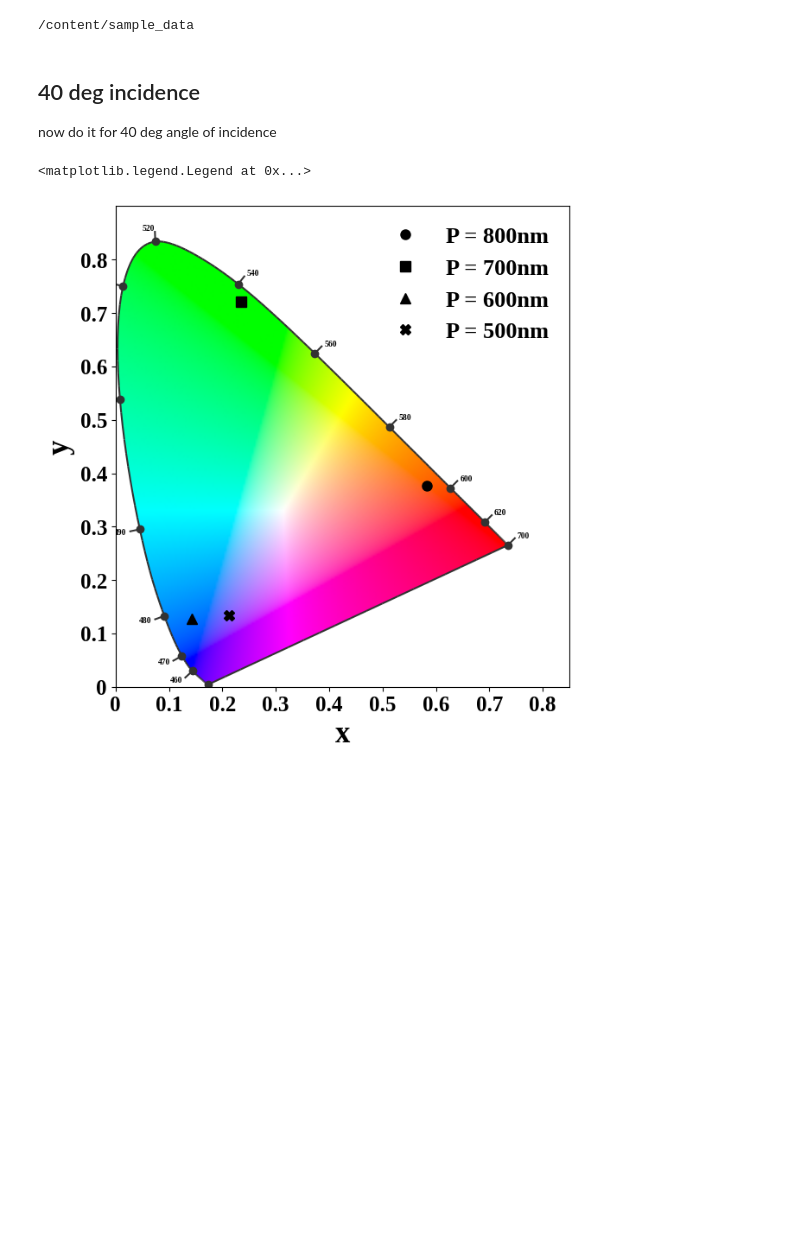
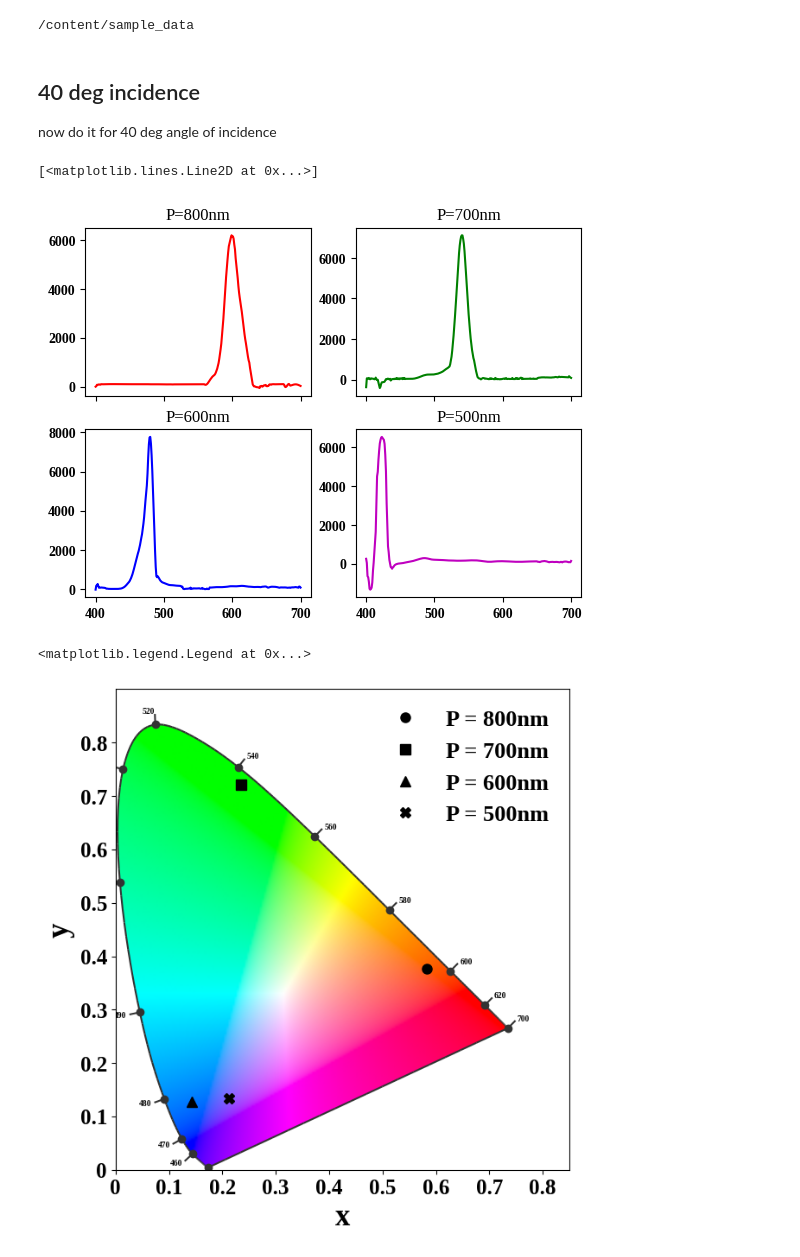
Before and after one commit to Feymankamal/Chromaticity-1931, a Jupyter notebook: colour_map.ipynb, the cells around one changed output. Saved outputs shown, nothing was run; the diff lists cells and outputs as text; code cells hidden in the pictures; blank space fills up the shorter version.

Commit message:
Created using Colab updated the graphs

```diff
--- a/colour_map.ipynb
+++ b/colour_map.ipynb
@@ -860,6 +796,23 @@ y40_600=f40_600(wvl)
 # for 500nm periodicity
 f40_500=interpolate.interp1d(ref_40.Wavelength, ref_40.ptrn_500nm)
 y40_500=f40_500(wvl)
+# %%
+#plot for 40deg
+fig,ax=plt.subplots(2,2,sharex=True)
+ax[0,0].set_title('P=800nm')
+ax[0,0].plot(wvl,y40_800,'r-')
+#700nm
+ax[0,1].set_title('P=700nm')
+ax[0,1].plot(wvl,y40_700,'g-')
+#600nm
+ax[1,0].set_title('P=600nm')
+ax[1,0].plot(wvl,y40_600,'b-')
+#500nm
+ax[1,1].set_title('P=500nm')
+ax[1,1].plot(wvl,y40_500,'m-')
+# %% [output]
+[<matplotlib.lines.Line2D at 0x...>]
+[figure, added]
 # %%
 #now do it for theta=40deg
 xc40_800,yc40_800=xycal(y40_800,wvl)
```
Also changed, not shown: parts of 6 cells of this notebook.
